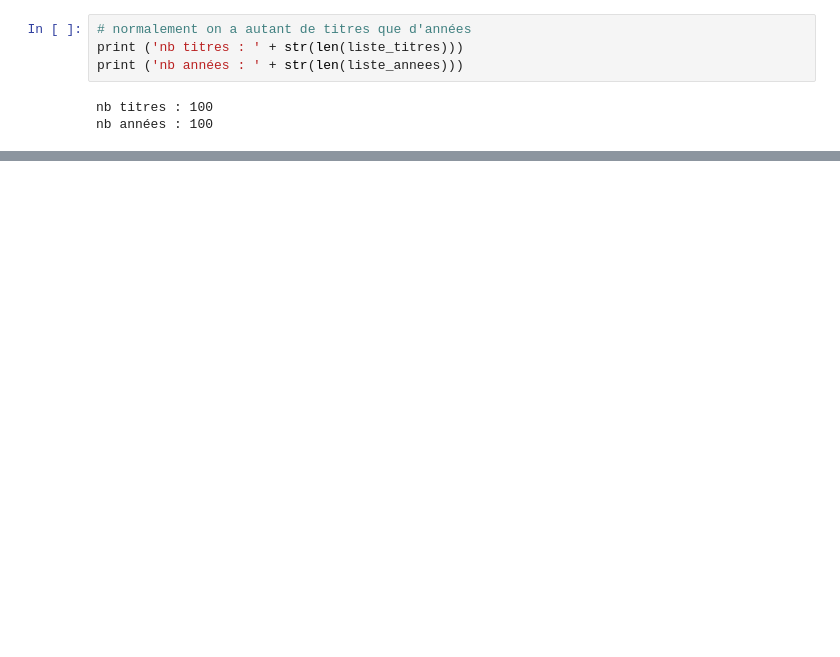
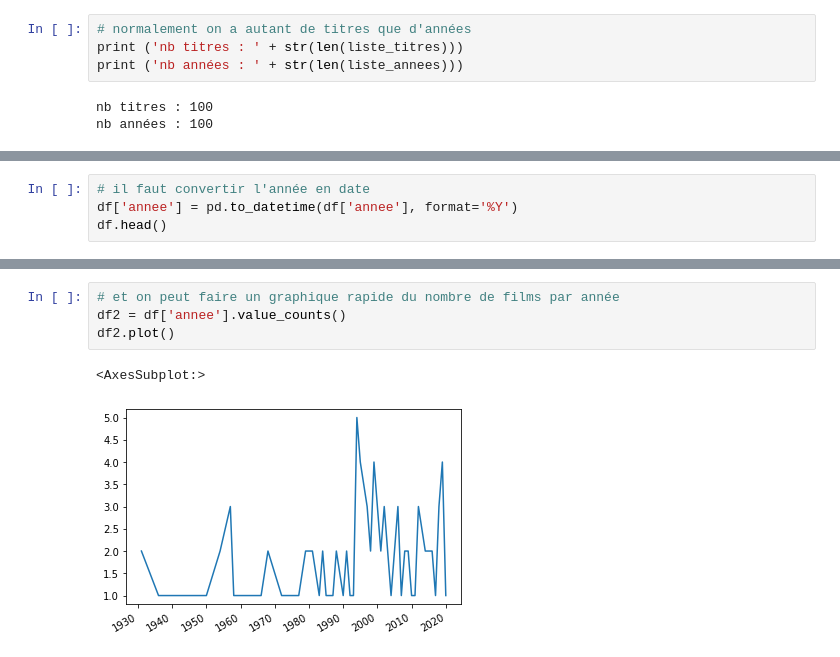
Before and after one commit to mazieres/explo-shs-python, a Jupyter notebook: materiel/introduction_recolte_donnees_avec_python.ipynb, the cells around one changed output, grey strips where cells are left out. Drawn from its saved outputs; the diff is of its cells as text; blank space fills up the shorter version.

```diff
--- a/materiel/introduction_recolte_donnees_avec_python.ipynb
+++ b/materiel/introduction_recolte_donnees_avec_python.ipynb
@@ -234,0 +236,4 @@ df.head()
+# %%
+# il faut convertir l'année en date
+df['annee'] = pd.to_datetime(df['annee'], format='%Y')
+df.head()
@@ -234,0 +247,7 @@ df.head()
+# %%
+# et on peut faire un graphique rapide du nombre de films par année
+df2 = df['annee'].value_counts()
+df2.plot()
+# %% [output]
+<AxesSubplot:>
+[figure, added]
```
Also changed, not shown: parts of 8 cells of this notebook.
